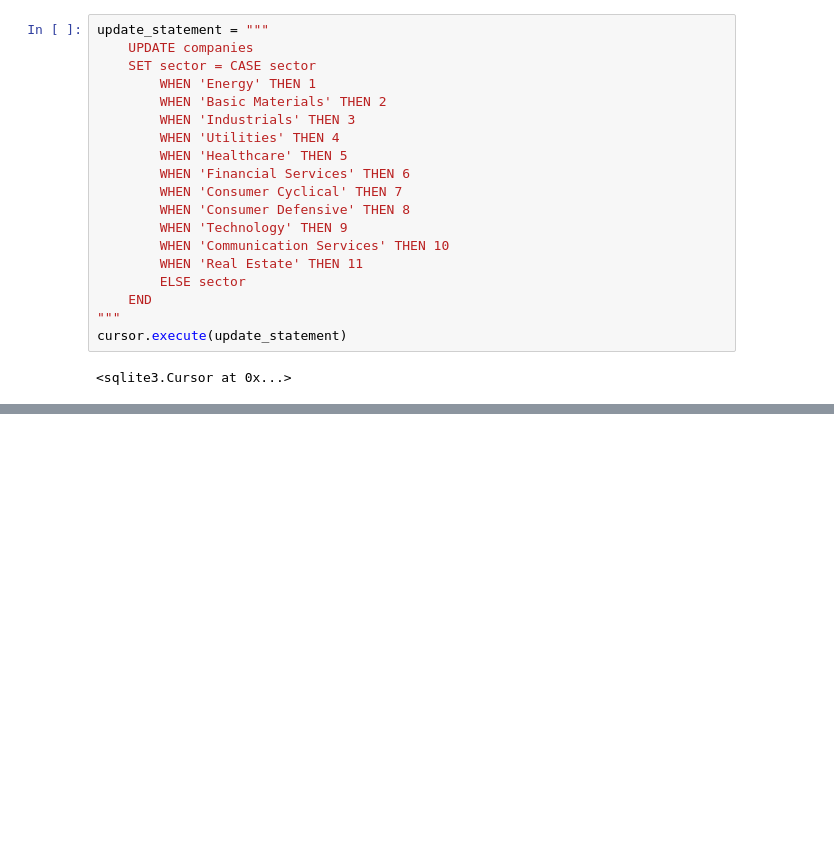
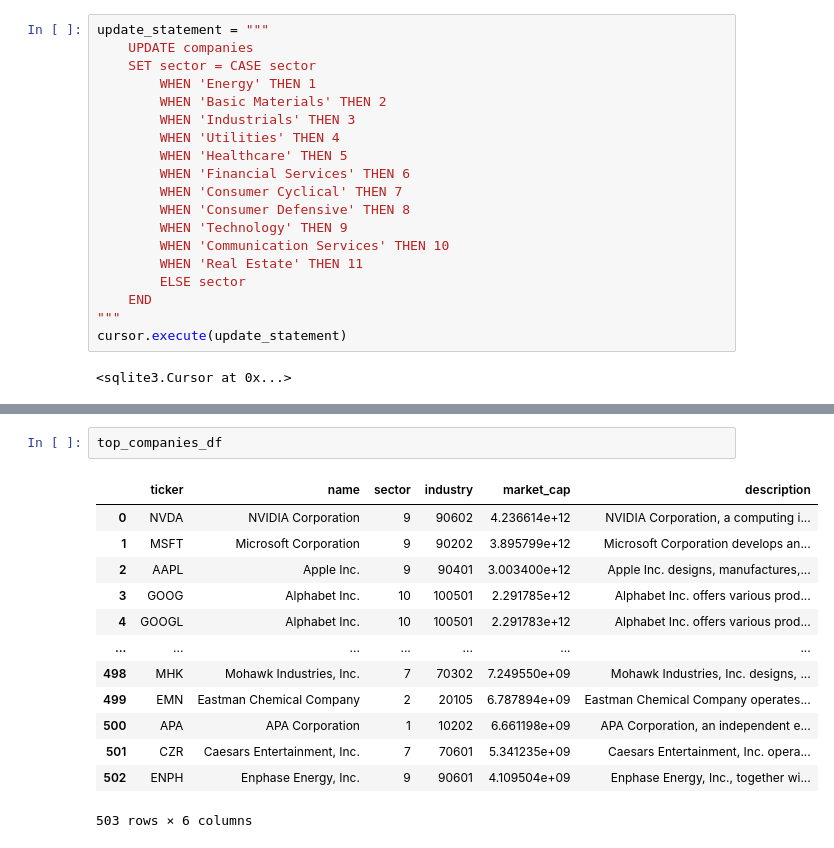
Before and after one commit to nolanspecter/sp500, a Jupyter notebook: sp500_db_populate.ipynb, the cells around one changed output, grey strips where cells are left out. Saved outputs shown, nothing was run; the diff lists cells and outputs as text; blank space fills up the shorter version.

```diff
--- a/sp500_db_populate.ipynb
+++ b/sp500_db_populate.ipynb
@@ -206,3 +238,19 @@ len(top_companies_df['industry'].unique())
+# %%
+top_companies_df
+# %% [output]
+|  | ticker | name | sector | industry | market_cap | description |
+| 0 | NVDA | NVIDIA Corporation | 9 | 90602 | 4.236614e+12 | NVIDIA Corporation, a computing i... |
+| 1 | MSFT | Microsoft Corporation | 9 | 90202 | 3.895799e+12 | Microsoft Corporation develops an... |
+| 2 | AAPL | Apple Inc. | 9 | 90401 | 3.003400e+12 | Apple Inc. designs, manufactures,... |
+| 3 | GOOG | Alphabet Inc. | 10 | 100501 | 2.291785e+12 | Alphabet Inc. offers various prod... |
+| 4 | GOOGL | Alphabet Inc. | 10 | 100501 | 2.291783e+12 | Alphabet Inc. offers various prod... |
+| ... | ... | ... | ... | ... | ... | ... |
+| 498 | MHK | Mohawk Industries, Inc. | 7 | 70302 | 7.249550e+09 | Mohawk Industries, Inc. designs, ... |
+| 499 | EMN | Eastman Chemical Company | 2 | 20105 | 6.787894e+09 | Eastman Chemical Company operates... |
+| 500 | APA | APA Corporation | 1 | 10202 | 6.661198e+09 | APA Corporation, an independent e... |
+| 501 | CZR | Caesars Entertainment, Inc. | 7 | 70601 | 5.341235e+09 | Caesars Entertainment, Inc. opera... |
+| 502 | ENPH | Enphase Energy, Inc. | 9 | 90601 | 4.109504e+09 | Enphase Energy, Inc., together wi... |
+503 rows × 6 columns
 # %%
 # Commit changes and close the connection
 conn.commit()
```
Also changed, not shown: parts of 6 cells of this notebook, 3 other files.
